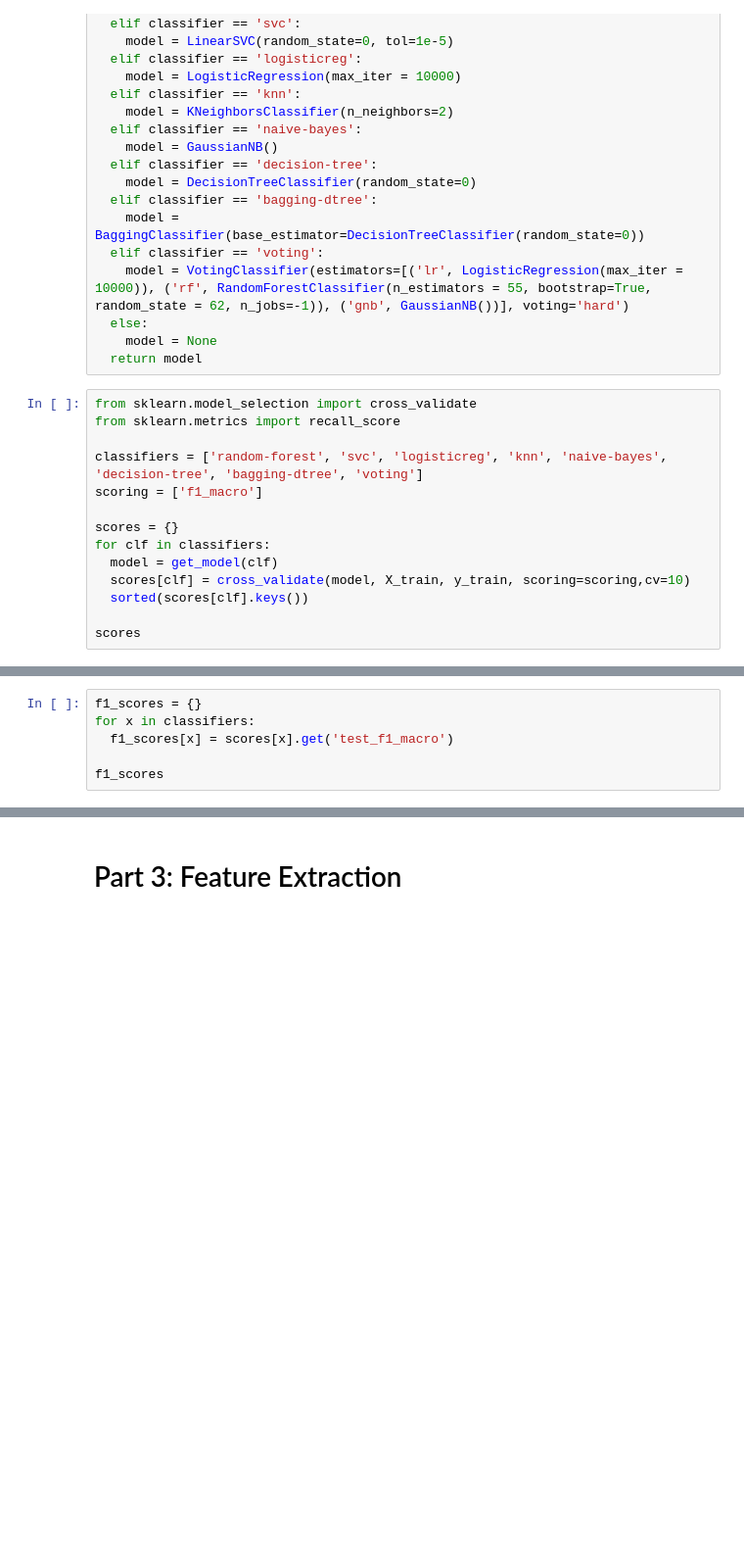
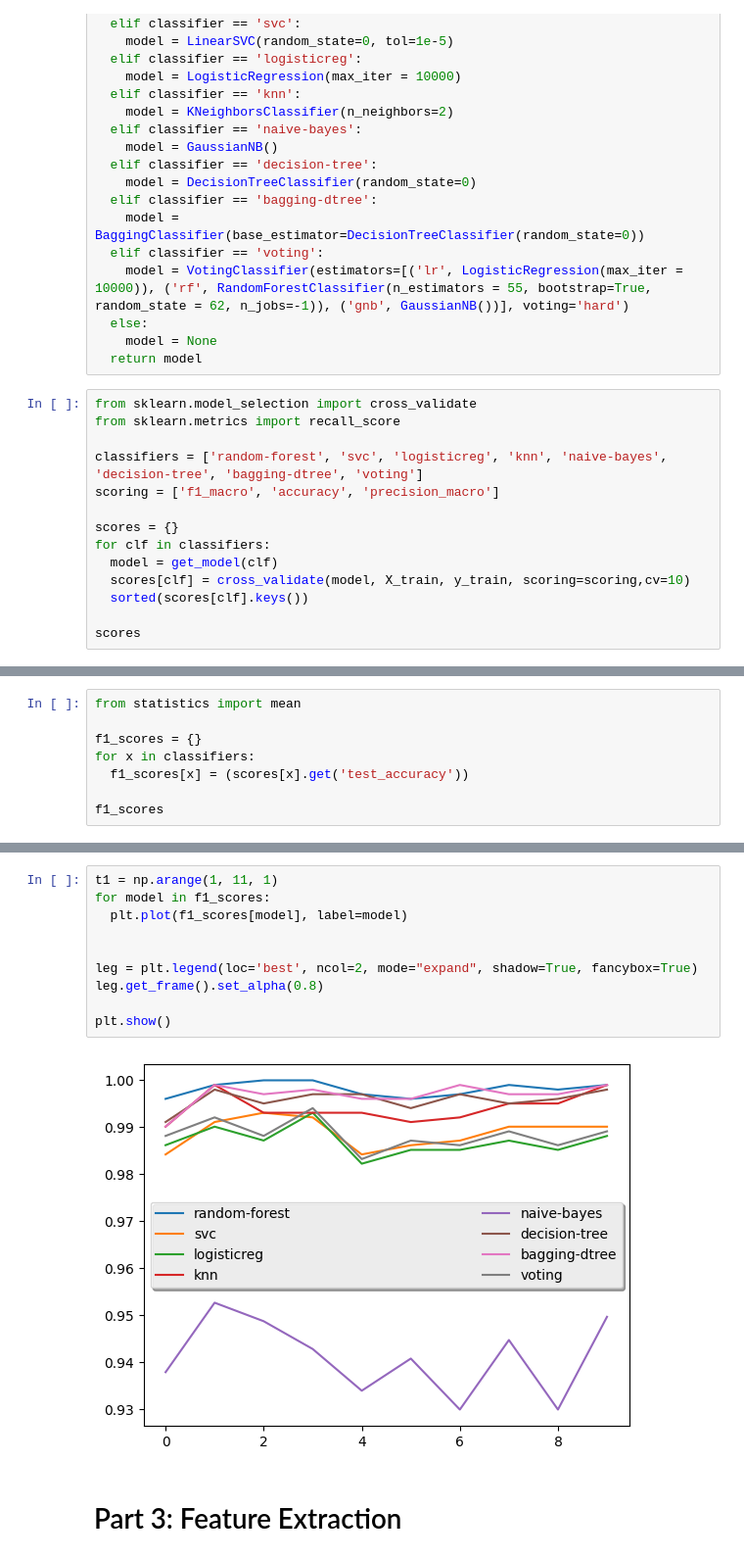
Before and after one commit to msiampou/spam-url-detection, a Jupyter notebook: Spam_Page_Detection.ipynb, the cells around one changed output, grey strips where cells are left out. Shown at 98% size. Saved outputs shown, nothing was run; the diff lists cells and outputs as text; blank space fills up the shorter version.

```diff
--- a/Spam_Page_Detection.ipynb
+++ b/Spam_Page_Detection.ipynb
@@ -365,7 +357,7 @@ from sklearn.model_selection import cross_validate
 from sklearn.metrics import recall_score
 
 classifiers = ['random-forest', 'svc', 'logisticreg', 'knn', 'naive-bayes', 'decision-tree', 'bagging-dtree', 'voting']
-scoring = ['f1_macro']
+scoring = ['f1_macro', 'accuracy', 'precision_macro']
 
 scores = {}
 for clf in classifiers:
@@ -395,7 +387,9 @@ scores
 # %%
+from statistics import mean
+
 f1_scores = {}
 for x in classifiers:
-  f1_scores[x] = scores[x].get('test_f1_macro')
+  f1_scores[x] = (scores[x].get('test_accuracy'))
 
 f1_scores
 # %% [output]
@@ -418,3 +412,15 @@ f1_scores
+# %%
+t1 = np.arange(1, 11, 1)
+for model in f1_scores:
+  plt.plot(f1_scores[model], label=model)
+
+
+leg = plt.legend(loc='best', ncol=2, mode="expand", shadow=True, fancybox=True)
+leg.get_frame().set_alpha(0.8)
+
+plt.show()
+# %% [output]
+[figure, added]
 # %% [markdown]
 # Part 3: Feature Extraction
 # %% [markdown]
```
Also changed, not shown: parts of 36 cells of this notebook.
